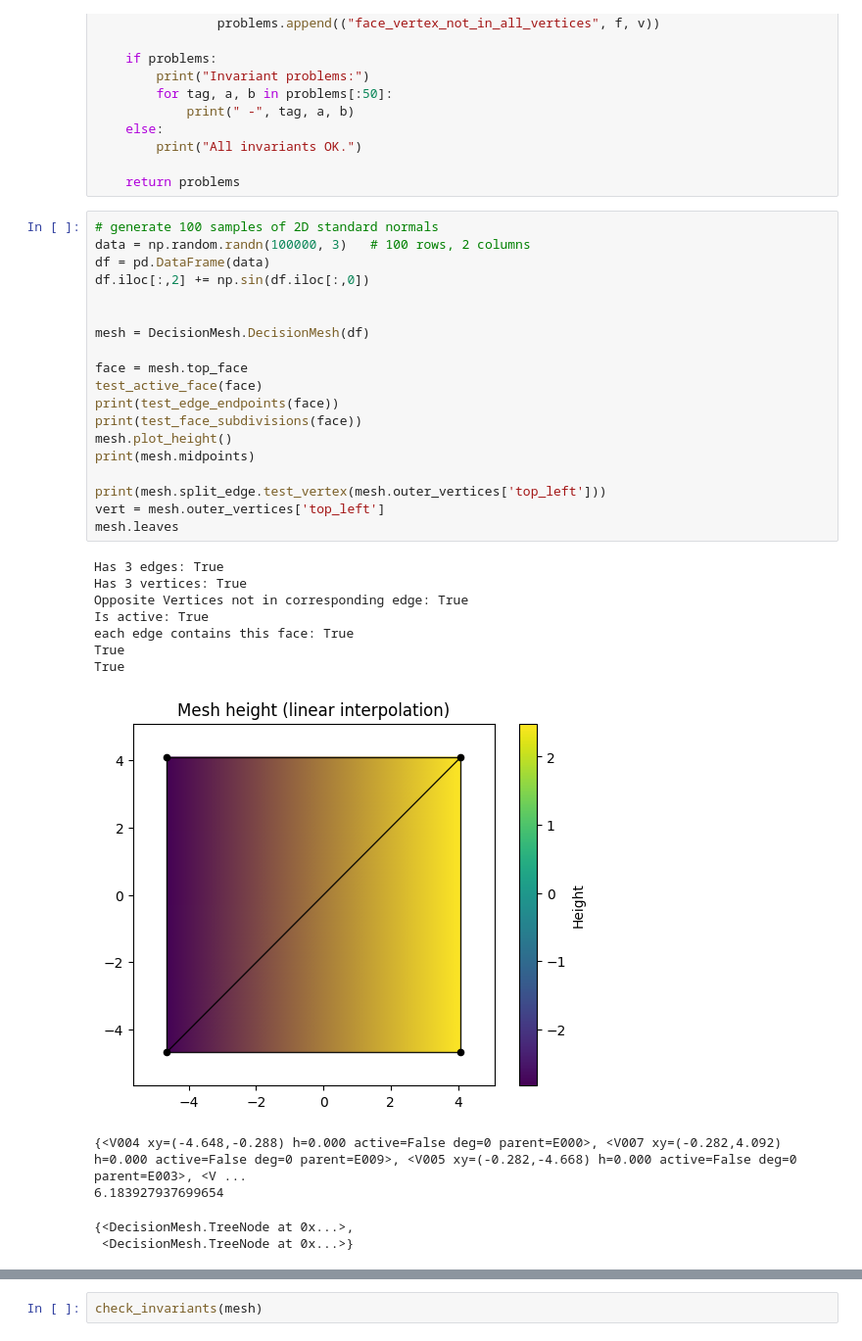
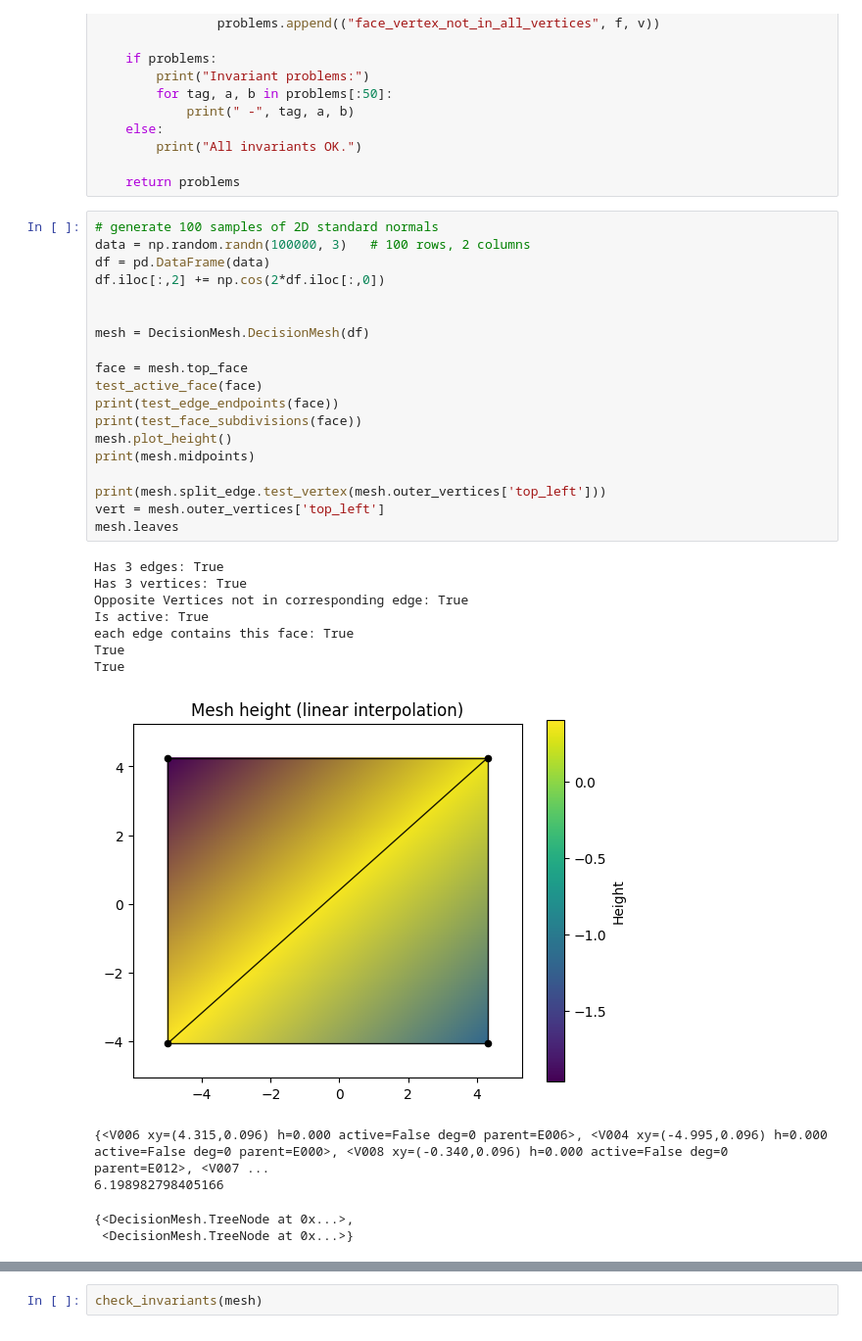
Before and after one commit to sbabichenko/Decision-Mesh, a Jupyter notebook: Mesh Tester.ipynb, the cells around one changed output, grey strips where cells are left out. Shown at 98% size. Saved outputs shown, nothing was run; the diff lists cells and outputs as text.

```diff
--- a/Mesh Tester.ipynb
+++ b/Mesh Tester.ipynb
@@ -257,33 +257,33 @@ def check_invariants(mesh):
 # %%
 # generate 100 samples of 2D standard normals
 data = np.random.randn(100000, 3)   # 100 rows, 2 columns
 df = pd.DataFrame(data)
-df.iloc[:,2] += np.sin(df.iloc[:,0])
+df.iloc[:,2] += np.cos(2*df.iloc[:,0])
 
 
 mesh = DecisionMesh.DecisionMesh(df)
 
 face = mesh.top_face
 test_active_face(face)
 print(test_edge_endpoints(face))
 print(test_face_subdivisions(face))
 mesh.plot_height()
 print(mesh.midpoints)
 
 print(mesh.split_edge.test_vertex(mesh.outer_vertices['top_left']))
 vert = mesh.outer_vertices['top_left']
 mesh.leaves
 # %% [output]
 Has 3 edges: True
 Has 3 vertices: True
 Opposite Vertices not in corresponding edge: True
 Is active: True
 each edge contains this face: True
 True
 True
-[figure, old version]
+[figure, new version]
-{<V004 xy=(-4.648,-0.288) h=0.000 active=False deg=0 parent=E000>, <V007 xy=(-0.282,4.092) h=0.000 active=False deg=0 parent=E009>, <V005 xy=(-0.282,-4.668) h=0.000 active=False deg=0 parent=E003>, <V ...
-6.183927937699654
+{<V006 xy=(4.315,0.096) h=0.000 active=False deg=0 parent=E006>, <V004 xy=(-4.995,0.096) h=0.000 active=False deg=0 parent=E000>, <V008 xy=(-0.340,0.096) h=0.000 active=False deg=0 parent=E012>, <V007 ...
+6.198982798405166
 {<DecisionMesh.TreeNode at 0x...>,
  <DecisionMesh.TreeNode at 0x...>}
 # %%
```
Also changed, not shown: parts of 3 cells of this notebook, 1 other file.
